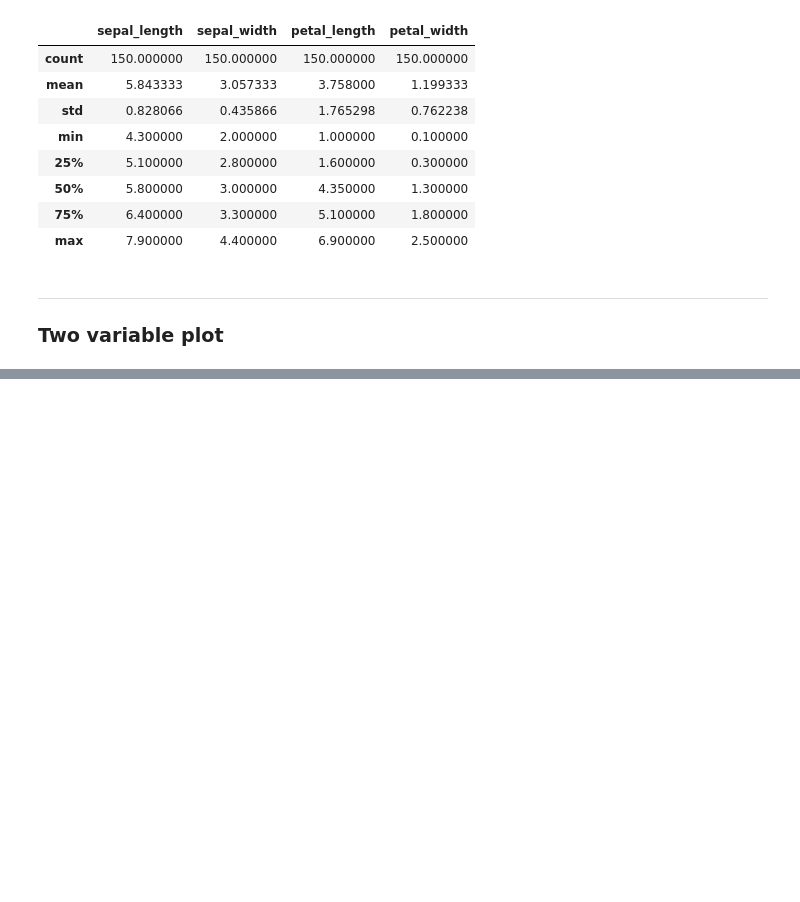
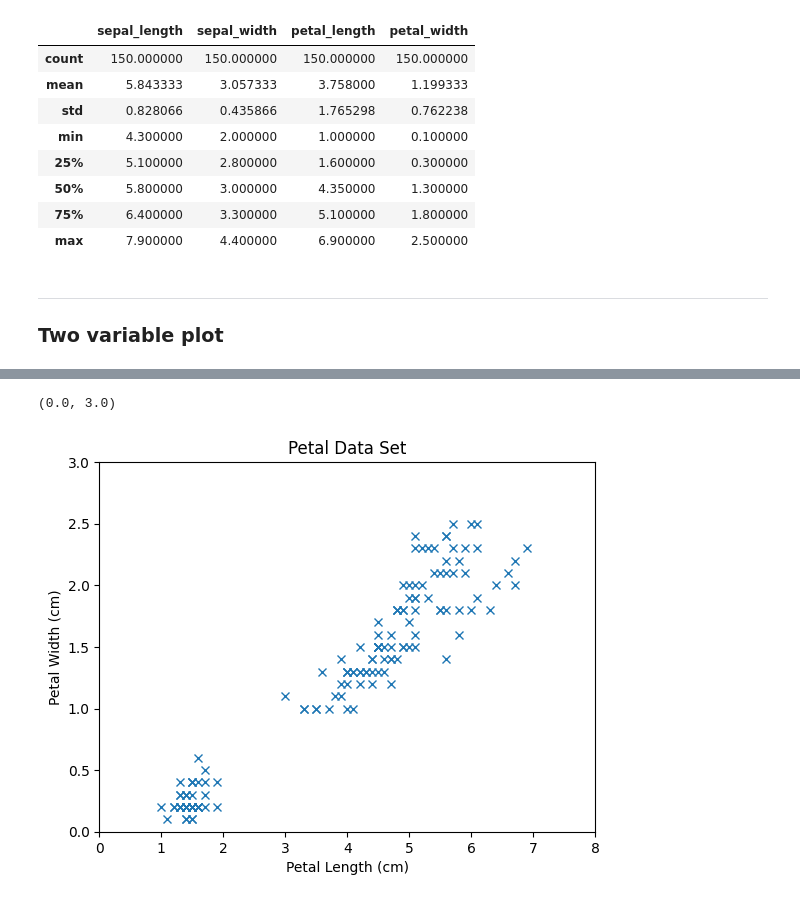
Before and after one commit to gusgoes/weekly-tasks, a Jupyter notebook: iris.ipynb, the cells around one changed output, grey strips where cells are left out. Cells and saved outputs as stored; diff of their text form; code cells hidden in the pictures; blank space fills up the shorter version.

```diff
--- a/iris.ipynb
+++ b/iris.ipynb
@@ -115,0 +118,4 @@ array([1.4, 1.4, 1.3, 1.5, 1.4, 1.7, 1.4, 1.5, 1.4, 1.5, 1.5, 1.6, 1.4,
+# %%
+# Pental width
+pwidth = df['petal_width'].to_numpy()
+pwidth
@@ -115,0 +135,15 @@ array([1.4, 1.4, 1.3, 1.5, 1.4, 1.7, 1.4, 1.5, 1.4, 1.5, 1.5, 1.6, 1.4,
+# %%
+# Simple plot
+
+plt.plot(plen, pwidth, 'x')
+plt.xlabel('Petal Length (cm)')
+plt.ylabel('Petal Width (cm)')
+plt.title('Petal Data Set')
+
+#X limits
+plt.xlim(0, 8)
+#Y limits
+plt.ylim(0, 3)
+# %% [output]
+(0.0, 3.0)
+[figure, added]
```
Also changed, not shown: parts of 3 cells of this notebook.
